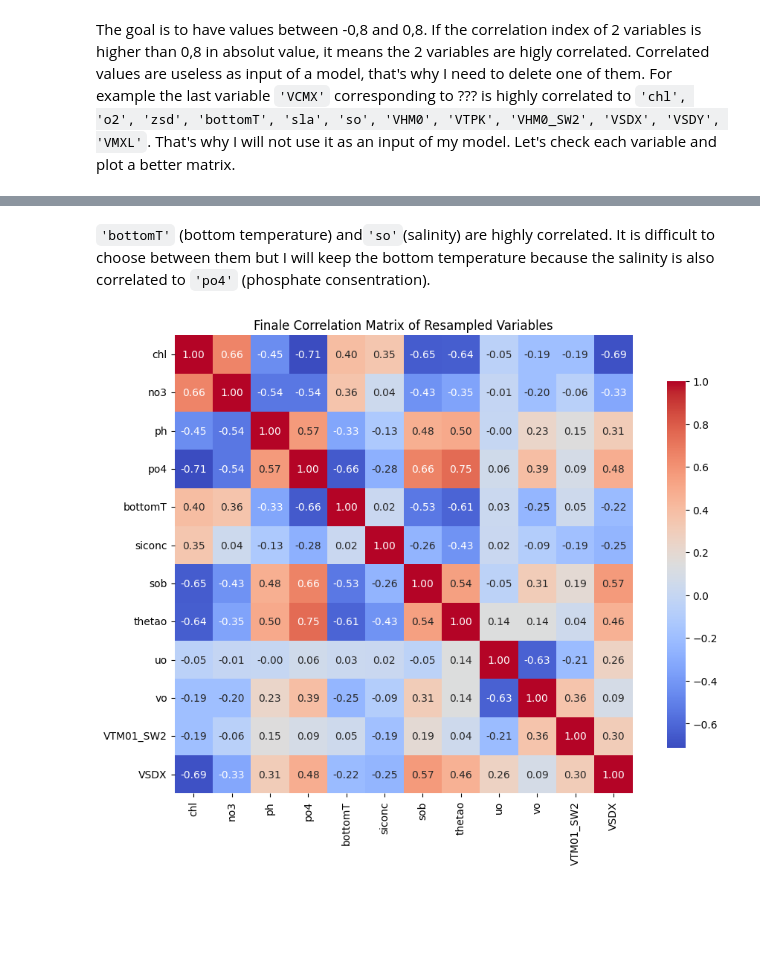
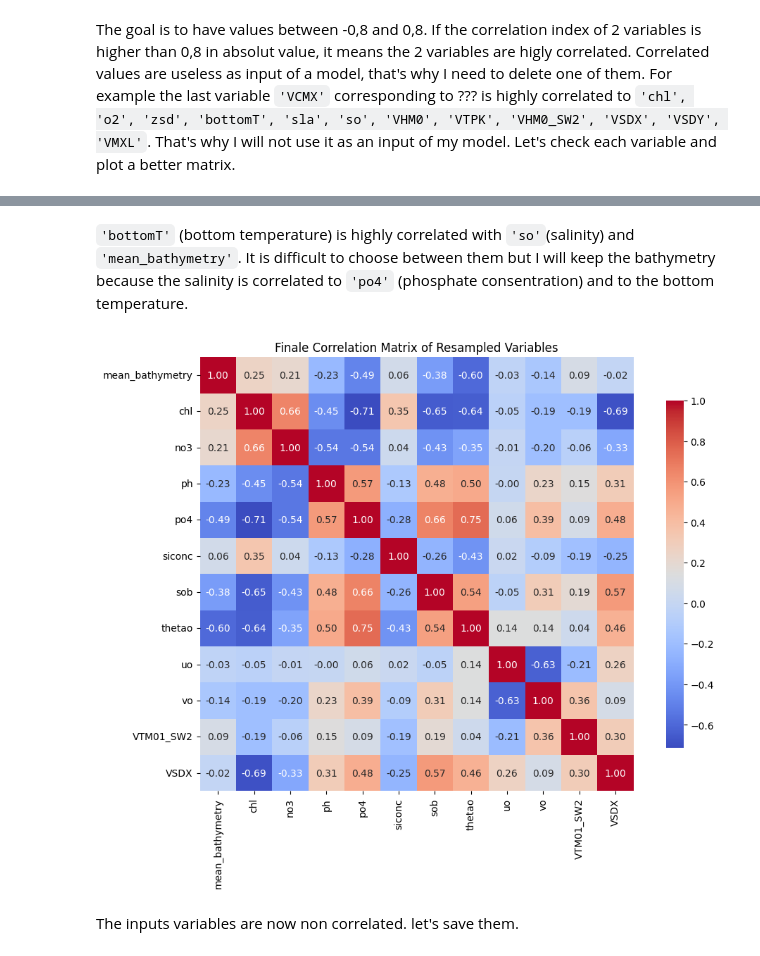
Before and after one commit to Mistra-C2B2/Angiosperms-model, a Jupyter notebook: 03.1_Correlation_Matrix.ipynb, the cells around one changed output, grey strips where cells are left out. Cells and saved outputs as stored; diff of their text form; code cells hidden in the pictures; blank space fills up the shorter version.

```diff
--- a/03.1_Correlation_Matrix.ipynb
+++ b/03.1_Correlation_Matrix.ipynb
@@ -58,13 +70,15 @@ plt.show()
 # %% [markdown]
-`'bottomT'` (bottom temperature) and`'so'`(salinity) are highly correlated. It is difficult to choose between them but I will keep the bottom temperature because the salinity is also correlated to `'po4'` (phosphate consentration).
+`'bottomT'` (bottom temperature) is highly correlated with `'so'`(salinity) and `'mean_bathymetry'`. It is difficult to choose between them but I will keep the bathymetry because the salinity is correlated to `'po4'` (phosphate consentration) and to the bottom temperature.
 # %%
-correlation_matrix = clipped_grid_4326.drop(columns=['geometry', 'VCMX', 'nppv', 'o2', 'zsd', 'sla','VHM0','VMXL','sithick','VHM0_SW2','VSDY','VTPK','so']).corr()
+correlation_matrix = clipped_grid_4326.drop(columns=['geometry', 'chl_surface','VCMX', 'nppv', 'o2', 'zsd', 'sla','VHM0','VMXL','sithick','VHM0_SW2','VSDY','VTPK','so','bottomT']).corr()
 # Plot the correlation matrix
 plt.figure(figsize=(12, 8))
 sns.heatmap(correlation_matrix, annot=True, fmt=".2f", cmap='coolwarm', square=True, cbar_kws={"shrink": .8})
 plt.title('Finale Correlation Matrix of Resampled Variables')
 plt.show()
 # %% [output]
-[figure, old version]
+[figure, new version]
+# %% [markdown]
+The inputs variables are now non correlated. let's save them.
 # %%
 # Save the final variables inputs to a CSV file
```
Also changed, not shown: parts of 5 cells of this notebook, 3 other files.
